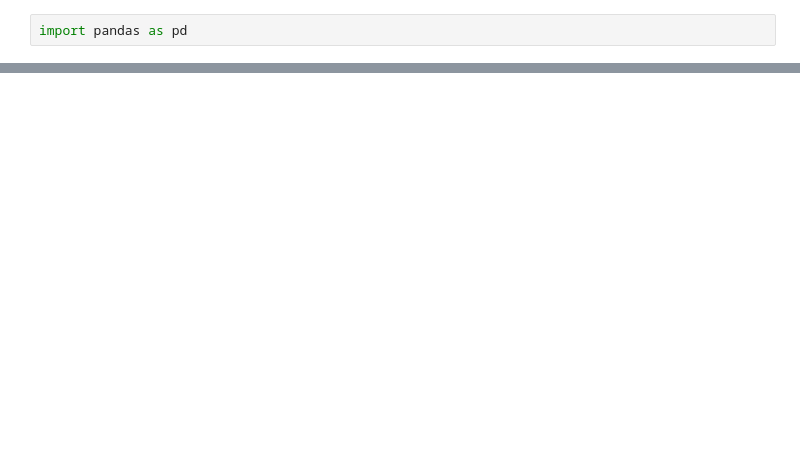
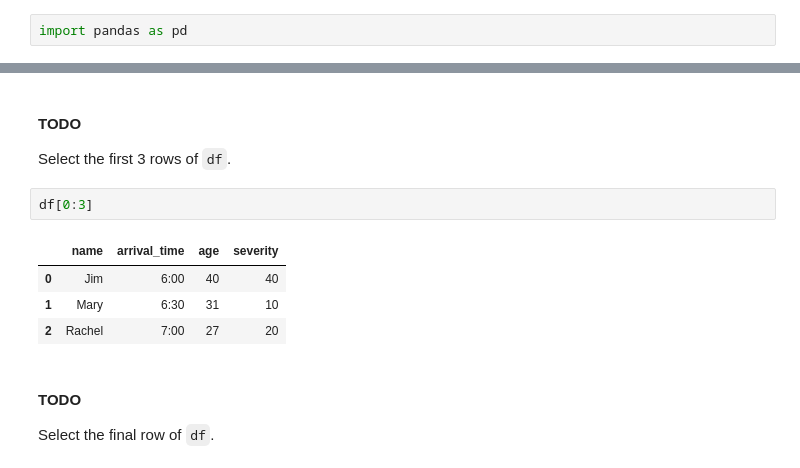
Before and after one commit to abchapman93/PHS_Data_Science_2022_instructor, a Jupyter notebook: Day-1-Intro-to-Python/Python-Packages.ipynb, the cells around one changed output, grey strips where cells are left out. Cells and saved outputs as stored; diff of their text form; blank space fills up the shorter version.

```diff
--- a/Day-1-Intro-to-Python/Python-Packages.ipynb
+++ b/Day-1-Intro-to-Python/Python-Packages.ipynb
@@ -208,0 +411,13 @@ sns.set()
+# %% [markdown]
+#### TODO
+Select the first 3 rows of `df`.
+# %%
+df[0:3]
+# %% [output]
+|  | name | arrival_time | age | severity |
+| 0 | Jim | 6:00 | 40 | 40 |
+| 1 | Mary | 6:30 | 31 | 10 |
+| 2 | Rachel | 7:00 | 27 | 20 |
+# %% [markdown]
+#### TODO
+Select the final row of `df`.
```
Also changed, not shown: parts of 90 cells of this notebook, 5 other files.
